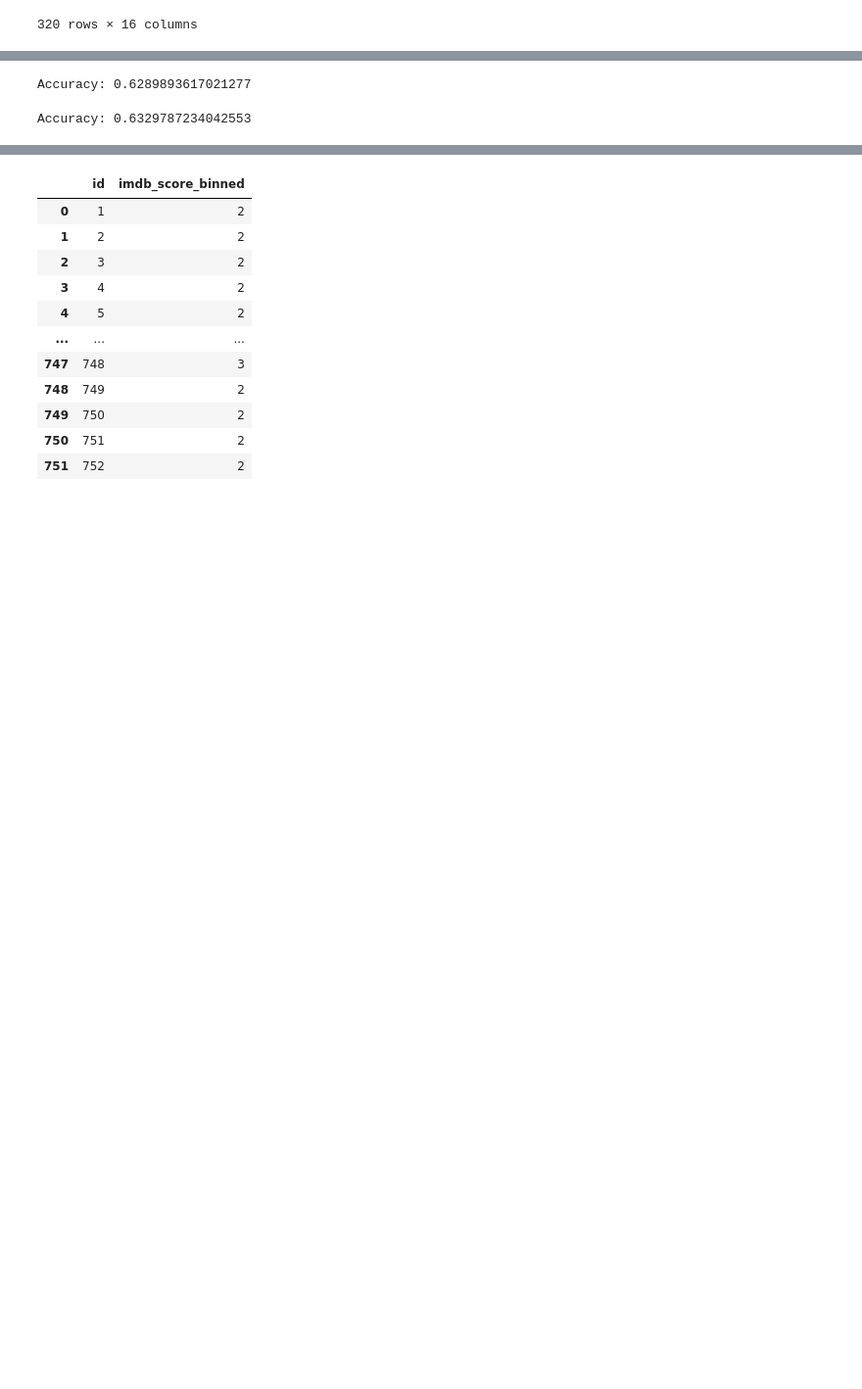
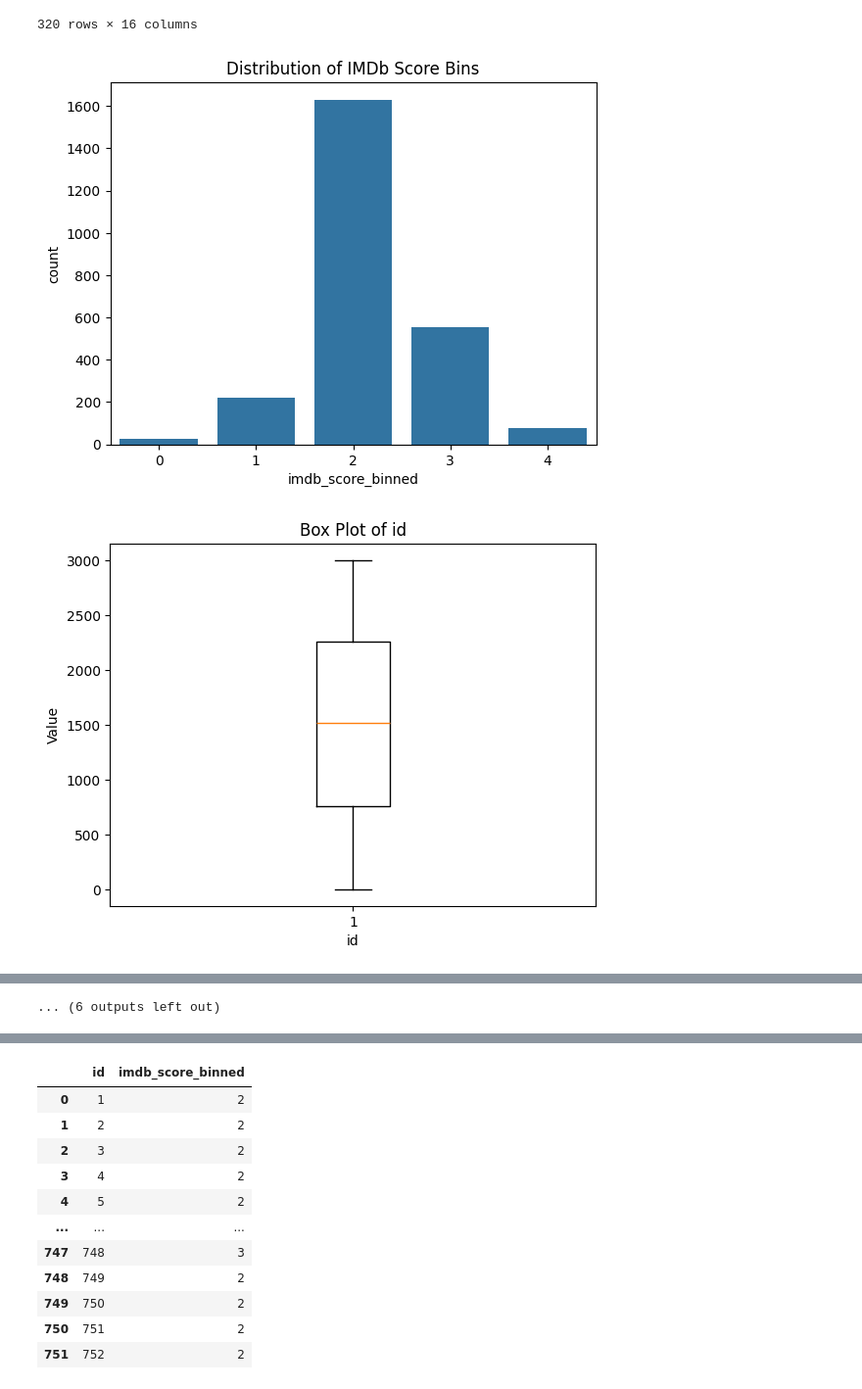
Before and after one commit to jennymai10/movie-rating-prediction, a Jupyter notebook: explore.ipynb, the cells around one changed output, grey strips where cells are left out. Shown at 98% size. Drawn from its saved outputs; the diff is of its cells as text; code cells hidden in the pictures; blank space fills up the shorter version.

```diff
--- a/explore.ipynb
+++ b/explore.ipynb
@@ -175,21 +192,24 @@ See the caveats in the documentation: https://pandas.pydata.org/pandas-docs/stab
 df_weighted = pd.concat([df_23, df_014, df_014]).sample(frac=1).reset_index(drop=True)
 df = pd.concat([df_23, df_014]).sample(frac=1).reset_index(drop=True)
 # %%
-# # Histogram of IMDb score binned
-# sns.countplot(x='imdb_score_binned', data=df)
-# plt.title('Distribution of IMDb Score Bins')
-# plt.show()
+# Histogram of IMDb score binned
+sns.countplot(x='imdb_score_binned', data=df)
+plt.title('Distribution of IMDb Score Bins')
+plt.show()
 
-# for feature in df.columns:
-#   if pd.api.types.is_numeric_dtype(df[feature]):
-#     plt.boxplot(df[feature])
-#     plt.xlabel(feature)
-#     plt.ylabel("Value")
-#     plt.title(f"Box Plot of {feature}")
-#     plt.show()
+for feature in df.columns:
+  if pd.api.types.is_numeric_dtype(df[feature]):
+    plt.boxplot(df[feature])
+    plt.xlabel(feature)
+    plt.ylabel("Value")
+    plt.title(f"Box Plot of {feature}")
+    plt.show()
 
-# # Heatmap of correlations
-# correlation_matrix = df.corr()
-# sns.heatmap(correlation_matrix, annot=True, cmap='coolwarm')
-# plt.title('Correlation Matrix')
-# plt.show()
+# Heatmap of correlations
+correlation_matrix = df.corr()
+sns.heatmap(correlation_matrix, annot=True, cmap='coolwarm')
+plt.title('Correlation Matrix')
+plt.show()
+# %% [output]
+[figure, added]
+[figure, added]
@@ -196,3 +226,4 @@ df = pd.concat([df_23, df_014]).sample(frac=1).reset_index(drop=True)
+... (6 outputs left out)
 # %%
 test_df = pd.read_csv('test_dataset.csv')
 
@@ -237,34 +268,6 @@ X_val = scaler.transform(X_val)
 X_train_weighted = scaler.transform(X_train_weighted)
 X_val_weighted = scaler.transform(X_val_weighted)
 X_test = scaler.transform(test_df)
-# %%
-# Initialize the Naive Bayes classifier
-nb = MultinomialNB()
-
-# Train the model on the training data
-nb.fit(X_train + abs(X_train.min()), y_train)
-
-# Make predictions on the test data
-y_pred = nb.predict(X_val + abs(X_val.min()))
-
-# Evaluate the model
-print("Accuracy:", accuracy_score(y_val, y_pred))
-# %% [output]
-Accuracy: 0.6289893617021277
-# %%
-# Initialize the k-NN classifier with k=40
-knn = KNeighborsClassifier(n_neighbors=40)
-
-# Train the model on the training data
-knn.fit(X_train, y_train)
-
-# Make predictions on the test data
-y_pred = knn.predict(X_val)
-
-# Evaluate the model
-print("Accuracy:", accuracy_score(y_val, y_pred))
-# %% [output]
-Accuracy: 0.6329787234042553
 # %%
 # Initialize the SVM classifier
 svm = SVC(random_state=1003)
```
Also changed, not shown: parts of 19 cells of this notebook, 1 other file.
